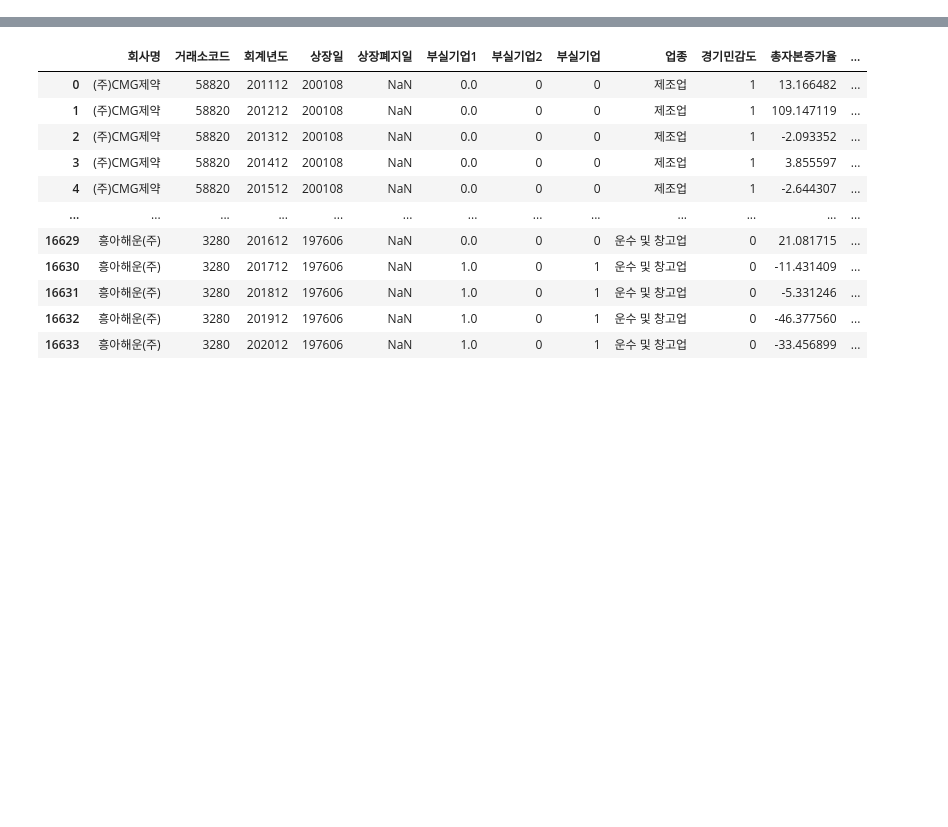
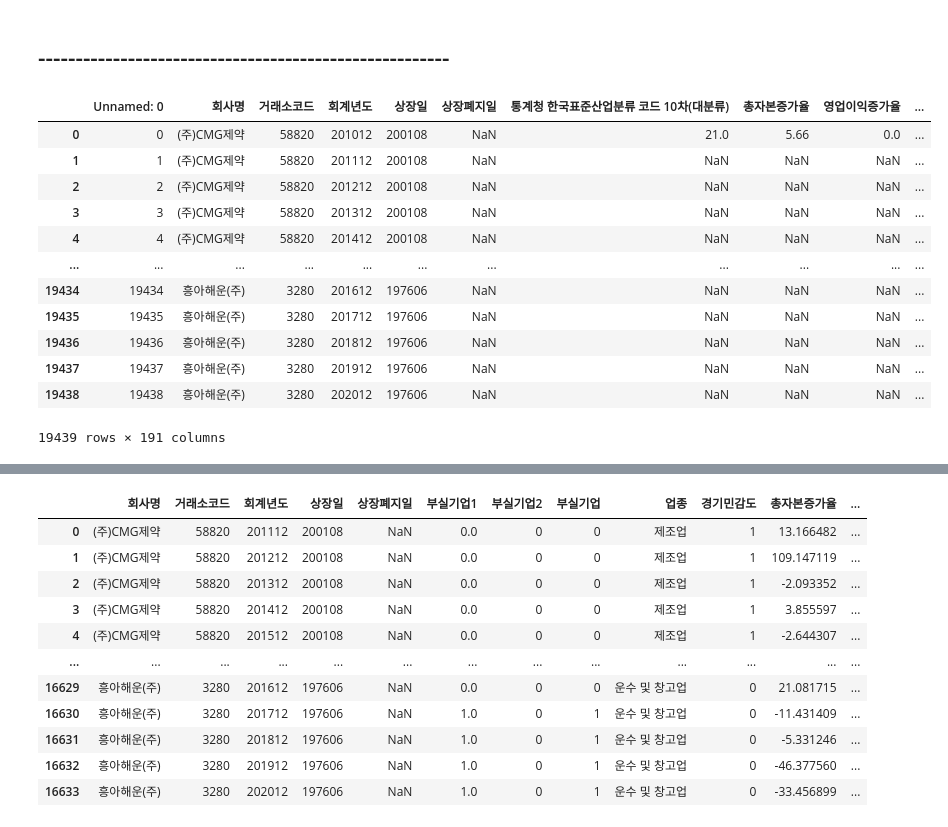
Before and after one commit to jkim0313/project2_quaero, a Jupyter notebook: feature_selection.ipynb, the cells around one changed output, grey strips where cells are left out. Cells and saved outputs as stored; diff of their text form; code cells hidden in the pictures; blank space fills up the shorter version.

```diff
--- a/feature_selection.ipynb
+++ b/feature_selection.ipynb
@@ -0,0 +395,21 @@
+# %% [markdown]
+## -------------------------------------------------------
+# %%
+import pandas as pd
+
+df_part6 = pd.read_csv('data/전처리/전처리part6.csv', encoding='CP949')
+df_part6
+# %% [output]
+|  | Unnamed: 0 | 회사명 | 거래소코드 | 회계년도 | 상장일 | 상장폐지일 | 통계청 한국표준산업분류 코드 10차(대분류) | 총자본증가율 | 영업이익증가율 | ... |
+| 0 | 0 | (주)CMG제약 | 58820 | 201012 | 200108 | NaN | 21.0 | 5.66 | 0.0 | ... |
+| 1 | 1 | (주)CMG제약 | 58820 | 201112 | 200108 | NaN | NaN | NaN | NaN | ... |
+| 2 | 2 | (주)CMG제약 | 58820 | 201212 | 200108 | NaN | NaN | NaN | NaN | ... |
+| 3 | 3 | (주)CMG제약 | 58820 | 201312 | 200108 | NaN | NaN | NaN | NaN | ... |
+| 4 | 4 | (주)CMG제약 | 58820 | 201412 | 200108 | NaN | NaN | NaN | NaN | ... |
+| ... | ... | ... | ... | ... | ... | ... | ... | ... | ... | ... |
+| 19434 | 19434 | 흥아해운(주) | 3280 | 201612 | 197606 | NaN | NaN | NaN | NaN | ... |
+| 19435 | 19435 | 흥아해운(주) | 3280 | 201712 | 197606 | NaN | NaN | NaN | NaN | ... |
+| 19436 | 19436 | 흥아해운(주) | 3280 | 201812 | 197606 | NaN | NaN | NaN | NaN | ... |
+| 19437 | 19437 | 흥아해운(주) | 3280 | 201912 | 197606 | NaN | NaN | NaN | NaN | ... |
+| 19438 | 19438 | 흥아해운(주) | 3280 | 202012 | 197606 | NaN | NaN | NaN | NaN | ... |
+19439 rows × 191 columns
```
Also changed, not shown: parts of 37 cells of this notebook.
